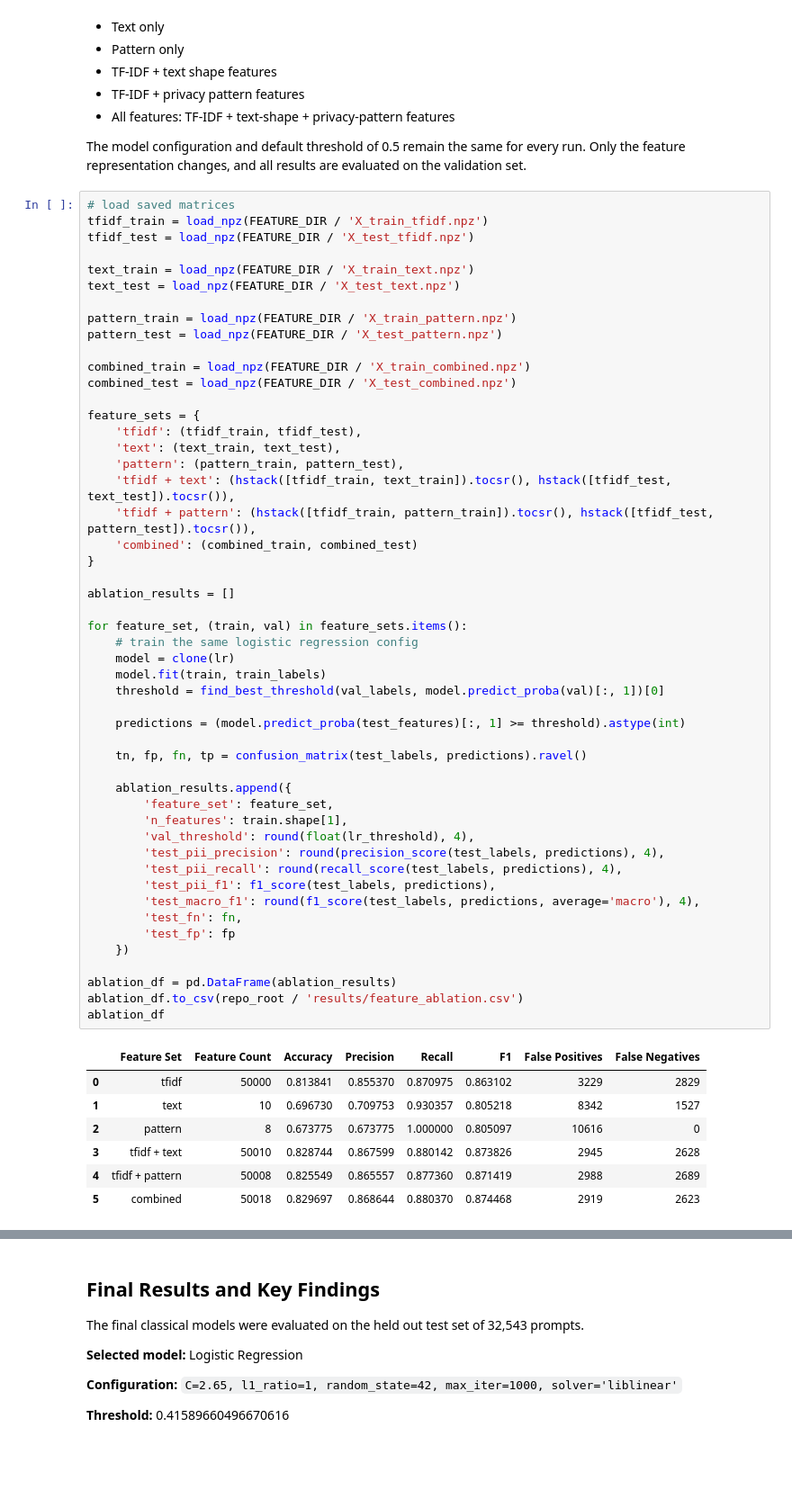
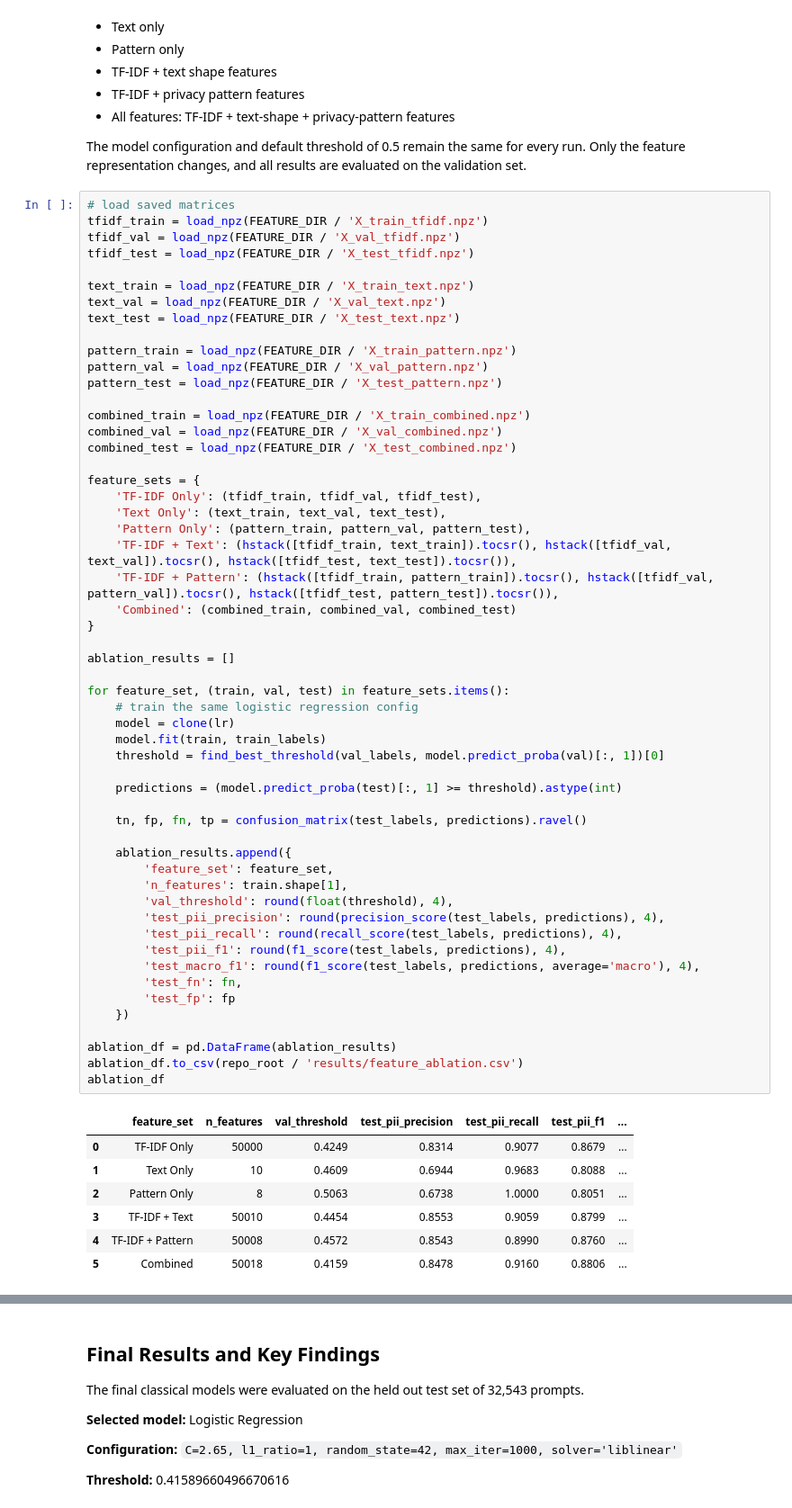
Before and after one commit to Cyber-207/cyber207_specialized_PII_detection_comparison, a Jupyter notebook: notebooks/03_classical_models.ipynb, the cells around one changed output, grey strips where cells are left out. Shown at 90% size. Drawn from its saved outputs; the diff is of its cells as text; blank space fills up the shorter version.

```diff
--- a/notebooks/03_classical_models.ipynb
+++ b/notebooks/03_classical_models.ipynb
@@ -1198,61 +1198,65 @@ The model configuration and default threshold of 0.5 remain the same for every r
 # %%
 # load saved matrices
 tfidf_train = load_npz(FEATURE_DIR / 'X_train_tfidf.npz')
+tfidf_val = load_npz(FEATURE_DIR / 'X_val_tfidf.npz')
 tfidf_test = load_npz(FEATURE_DIR / 'X_test_tfidf.npz')
 
 text_train = load_npz(FEATURE_DIR / 'X_train_text.npz')
+text_val = load_npz(FEATURE_DIR / 'X_val_text.npz')
 text_test = load_npz(FEATURE_DIR / 'X_test_text.npz')
 
 pattern_train = load_npz(FEATURE_DIR / 'X_train_pattern.npz')
+pattern_val = load_npz(FEATURE_DIR / 'X_val_pattern.npz')
 pattern_test = load_npz(FEATURE_DIR / 'X_test_pattern.npz')
 
 combined_train = load_npz(FEATURE_DIR / 'X_train_combined.npz')
+combined_val = load_npz(FEATURE_DIR / 'X_val_combined.npz')
 combined_test = load_npz(FEATURE_DIR / 'X_test_combined.npz')
 
 feature_sets = {
-    'tfidf': (tfidf_train, tfidf_test),
-    'text': (text_train, text_test),
-    'pattern': (pattern_train, pattern_test),
-    'tfidf + text': (hstack([tfidf_train, text_train]).tocsr(), hstack([tfidf_test, text_test]).tocsr()),
-    'tfidf + pattern': (hstack([tfidf_train, pattern_train]).tocsr(), hstack([tfidf_test, pattern_test]).tocsr()),
-    'combined': (combined_train, combined_test)
+    'TF-IDF Only': (tfidf_train, tfidf_val, tfidf_test),
+    'Text Only': (text_train, text_val, text_test),
+    'Pattern Only': (pattern_train, pattern_val, pattern_test),
+    'TF-IDF + Text': (hstack([tfidf_train, text_train]).tocsr(), hstack([tfidf_val, text_val]).tocsr(), hstack([tfidf_test, text_test]).tocsr()),
+    'TF-IDF + Pattern': (hstack([tfidf_train, pattern_train]).tocsr(), hstack([tfidf_val, pattern_val]).tocsr(), hstack([tfidf_test, pattern_test]).tocsr()),
+    'Combined': (combined_train, combined_val, combined_test)
 }
 
 ablation_results = []
 
-for feature_set, (train, val) in feature_sets.items():
+for feature_set, (train, val, test) in feature_sets.items():
     # train the same logistic regression config
     model = clone(lr)
     model.fit(train, train_labels)
     threshold = find_best_threshold(val_labels, model.predict_proba(val)[:, 1])[0]
 
-    predictions = (model.predict_proba(test_features)[:, 1] >= threshold).astype(int)
+    predictions = (model.predict_proba(test)[:, 1] >= threshold).astype(int)
 
     tn, fp, fn, tp = confusion_matrix(test_labels, predictions).ravel()
 
     ablation_results.append({
         'feature_set': feature_set,
         'n_features': train.shape[1],
-        'val_threshold': round(float(lr_threshold), 4),
+        'val_threshold': round(float(threshold), 4),
         'test_pii_precision': round(precision_score(test_labels, predictions), 4),
         'test_pii_recall': round(recall_score(test_labels, predictions), 4),
-        'test_pii_f1': f1_score(test_labels, predictions),
+        'test_pii_f1': round(f1_score(test_labels, predictions), 4),
         'test_macro_f1': round(f1_score(test_labels, predictions, average='macro'), 4),
         'test_fn': fn,
         'test_fp': fp
     })
 
 ablation_df = pd.DataFrame(ablation_results)
 ablation_df.to_csv(repo_root / 'results/feature_ablation.csv')
 ablation_df
 # %% [output]
-|  | Feature Set | Feature Count | Accuracy | Precision | Recall | F1 | False Positives | False Negatives |
-| 0 | tfidf | 50000 | 0.813841 | 0.855370 | 0.870975 | 0.863102 | 3229 | 2829 |
-| 1 | text | 10 | 0.696730 | 0.709753 | 0.930357 | 0.805218 | 8342 | 1527 |
-| 2 | pattern | 8 | 0.673775 | 0.673775 | 1.000000 | 0.805097 | 10616 | 0 |
-| 3 | tfidf + text | 50010 | 0.828744 | 0.867599 | 0.880142 | 0.873826 | 2945 | 2628 |
-| 4 | tfidf + pattern | 50008 | 0.825549 | 0.865557 | 0.877360 | 0.871419 | 2988 | 2689 |
-| 5 | combined | 50018 | 0.829697 | 0.868644 | 0.880370 | 0.874468 | 2919 | 2623 |
+|  | feature_set | n_features | val_threshold | test_pii_precision | test_pii_recall | test_pii_f1 | ... |
+| 0 | TF-IDF Only | 50000 | 0.4249 | 0.8314 | 0.9077 | 0.8679 | ... |
+| 1 | Text Only | 10 | 0.4609 | 0.6944 | 0.9683 | 0.8088 | ... |
+| 2 | Pattern Only | 8 | 0.5063 | 0.6738 | 1.0000 | 0.8051 | ... |
+| 3 | TF-IDF + Text | 50010 | 0.4454 | 0.8553 | 0.9059 | 0.8799 | ... |
+| 4 | TF-IDF + Pattern | 50008 | 0.4572 | 0.8543 | 0.8990 | 0.8760 | ... |
+| 5 | Combined | 50018 | 0.4159 | 0.8478 | 0.9160 | 0.8806 | ... |
 # %% [markdown]
 ### Ablation Results
 
```
Also changed, not shown: parts of 4 cells of this notebook, 3 other files.
